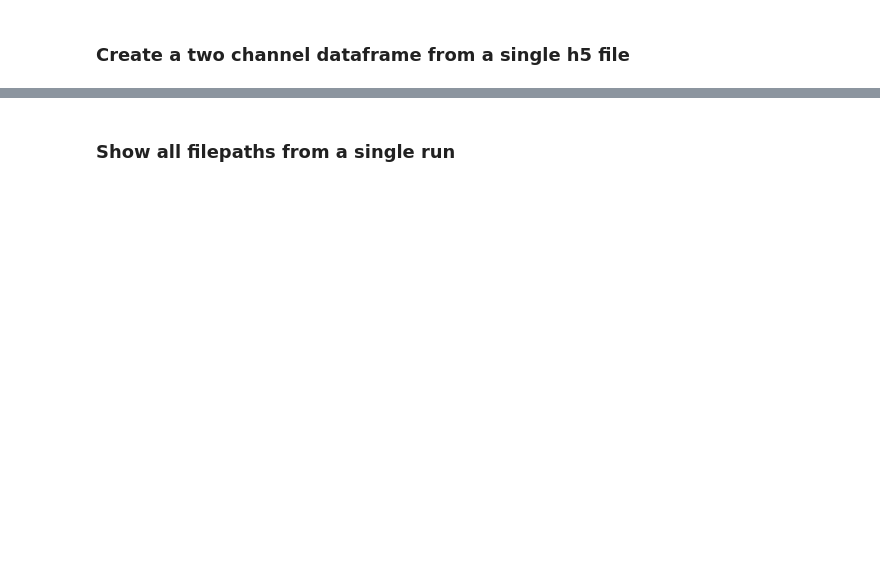
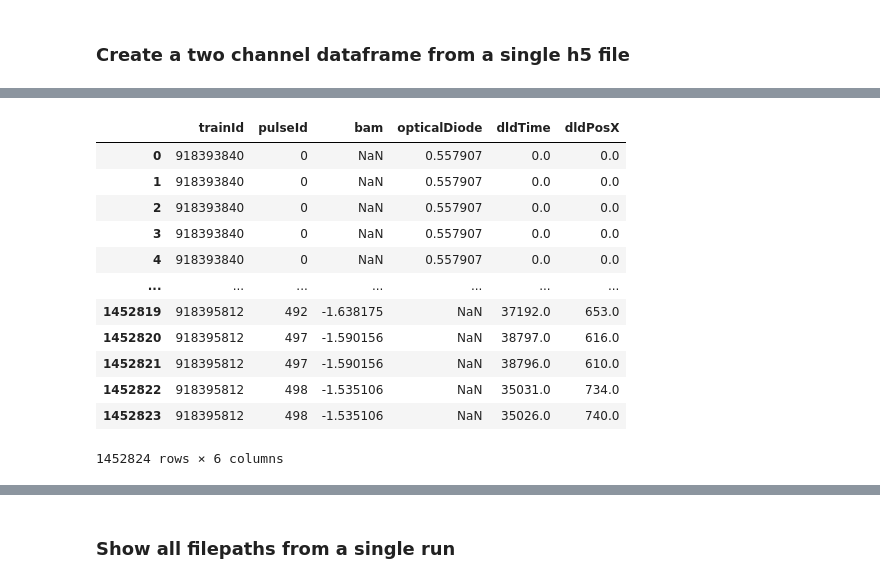
Before and after one commit to momentoscope/hextof-processor, a Jupyter notebook: tutorial/Notebook_DldFlashDataframeCreatorNew.ipynb, the cells around one changed output, grey strips where cells are left out. Saved outputs shown, nothing was run; the diff lists cells and outputs as text; code cells hidden in the pictures; blank space fills up the shorter version.

```diff
--- a/tutorial/Notebook_DldFlashDataframeCreatorNew.ipynb
+++ b/tutorial/Notebook_DldFlashDataframeCreatorNew.ipynb
@@ -51,3 +114,19 @@ df2
+# %%
+pd.read_parquet('test')
+# %% [output]
+|  | trainId | pulseId | bam | opticalDiode | dldTime | dldPosX |
+| 0 | 918393840 | 0 | NaN | 0.557907 | 0.0 | 0.0 |
+| 1 | 918393840 | 0 | NaN | 0.557907 | 0.0 | 0.0 |
+| 2 | 918393840 | 0 | NaN | 0.557907 | 0.0 | 0.0 |
+| 3 | 918393840 | 0 | NaN | 0.557907 | 0.0 | 0.0 |
+| 4 | 918393840 | 0 | NaN | 0.557907 | 0.0 | 0.0 |
+| ... | ... | ... | ... | ... | ... | ... |
+| 1452819 | 918395812 | 492 | -1.638175 | NaN | 37192.0 | 653.0 |
+| 1452820 | 918395812 | 497 | -1.590156 | NaN | 38797.0 | 616.0 |
+| 1452821 | 918395812 | 497 | -1.590156 | NaN | 38796.0 | 610.0 |
+| 1452822 | 918395812 | 498 | -1.535106 | NaN | 35031.0 | 734.0 |
+| 1452823 | 918395812 | 498 | -1.535106 | NaN | 35026.0 | 740.0 |
+1452824 rows × 6 columns
 # %%
 %%timeit
 # Define the channels both pulse and electron resolved
```
Also changed, not shown: parts of 45 cells of this notebook, 2 other files.
